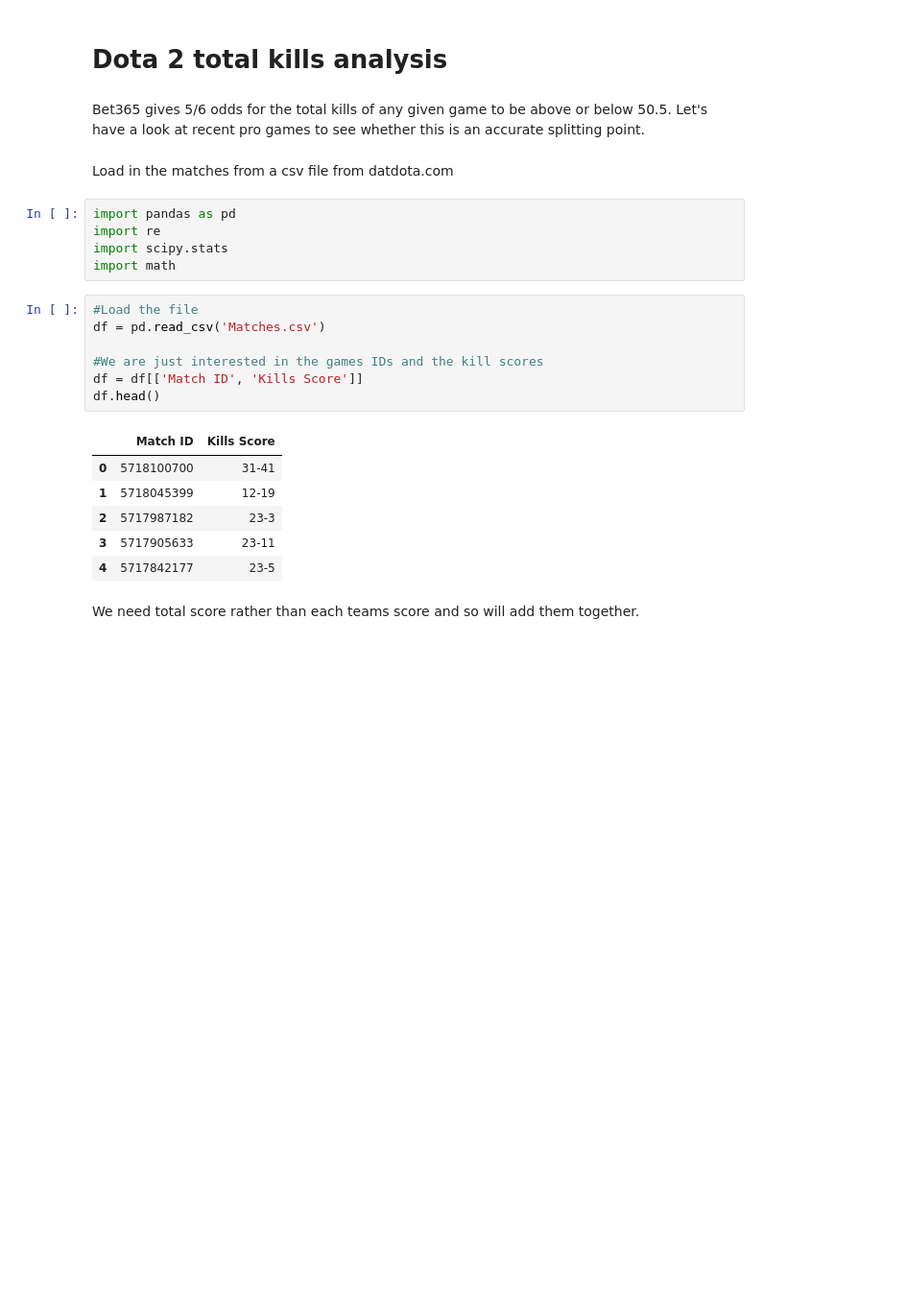
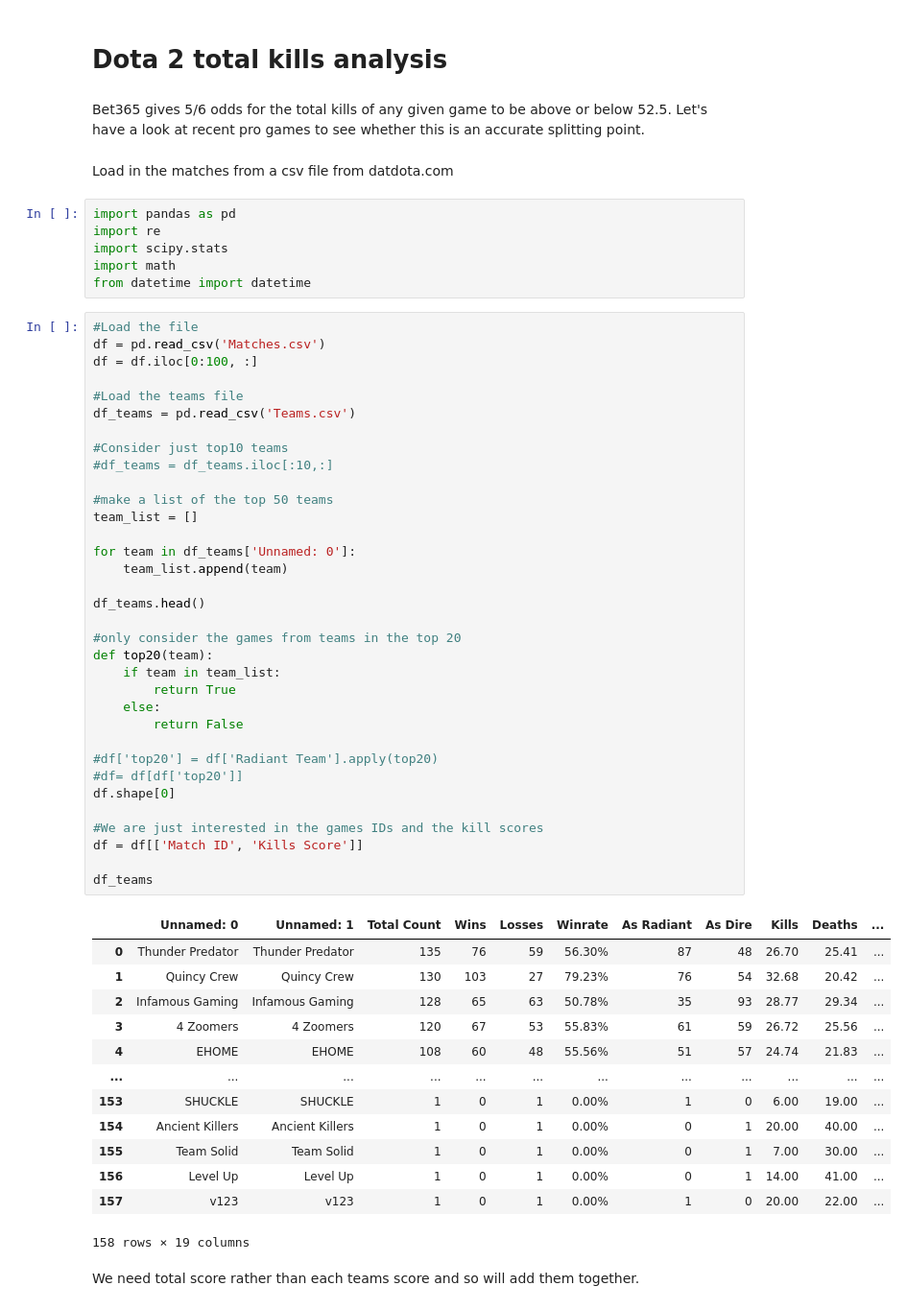
Before and after one commit to Hekkta/Dota-odds-analysis, a Jupyter notebook: Total kills.ipynb, the cells around one changed output. Shown at 96% size. Cells and saved outputs as stored; diff of their text form; blank space fills up the shorter version.

```diff
--- a/Total kills.ipynb
+++ b/Total kills.ipynb
@@ -1,7 +1,7 @@
 # %% [markdown]
 <h1>Dota 2 total kills analysis
 # %% [markdown]
-Bet365 gives 5/6 odds for the total kills of any given game to be above or below 50.5. Let's have a look at recent pro games to see whether this is an accurate splitting point.
+Bet365 gives 5/6 odds for the total kills of any given game to be above or below 52.5. Let's have a look at recent pro games to see whether this is an accurate splitting point.
 # %% [markdown]
 Load in the matches from a csv file from datdota.com
 # %%
@@ -9,20 +9,55 @@ import pandas as pd
 import re
 import scipy.stats
 import math
+from datetime import datetime
-# %%
-#Load the file
-df = pd.read_csv('Matches.csv')
-
-#We are just interested in the games IDs and the kill scores
-df = df[['Match ID', 'Kills Score']]
-df.head()
-# %% [output]
-|  | Match ID | Kills Score |
-| 0 | 5718100700 | 31-41 |
-| 1 | 5718045399 | 12-19 |
-| 2 | 5717987182 | 23-3 |
-| 3 | 5717905633 | 23-11 |
-| 4 | 5717842177 | 23-5 |
+# %%
+#Load the file
+df = pd.read_csv('Matches.csv')
+df = df.iloc[0:100, :]
+
+#Load the teams file
+df_teams = pd.read_csv('Teams.csv')
+
+#Consider just top10 teams
+#df_teams = df_teams.iloc[:10,:]
+
+#make a list of the top 50 teams
+team_list = []
+
+for team in df_teams['Unnamed: 0']:
+    team_list.append(team)
+
+df_teams.head()
+
+#only consider the games from teams in the top 20
+def top20(team):
+    if team in team_list:
+        return True
+    else:
+        return False
+
+#df['top20'] = df['Radiant Team'].apply(top20)
+#df= df[df['top20']]
+df.shape[0]
+
+#We are just interested in the games IDs and the kill scores
+df = df[['Match ID', 'Kills Score']]
+
+df_teams
+# %% [output]
+|  | Unnamed: 0 | Unnamed: 1 | Total Count | Wins | Losses | Winrate | As Radiant | As Dire | Kills | Deaths | ... |
+| 0 | Thunder Predator | Thunder Predator | 135 | 76 | 59 | 56.30% | 87 | 48 | 26.70 | 25.41 | ... |
+| 1 | Quincy Crew | Quincy Crew | 130 | 103 | 27 | 79.23% | 76 | 54 | 32.68 | 20.42 | ... |
+| 2 | Infamous Gaming | Infamous Gaming | 128 | 65 | 63 | 50.78% | 35 | 93 | 28.77 | 29.34 | ... |
+| 3 | 4 Zoomers | 4 Zoomers | 120 | 67 | 53 | 55.83% | 61 | 59 | 26.72 | 25.56 | ... |
+| 4 | EHOME | EHOME | 108 | 60 | 48 | 55.56% | 51 | 57 | 24.74 | 21.83 | ... |
+| ... | ... | ... | ... | ... | ... | ... | ... | ... | ... | ... | ... |
+| 153 | SHUCKLE | SHUCKLE | 1 | 0 | 1 | 0.00% | 1 | 0 | 6.00 | 19.00 | ... |
+| 154 | Ancient Killers | Ancient Killers | 1 | 0 | 1 | 0.00% | 0 | 1 | 20.00 | 40.00 | ... |
+| 155 | Team Solid | Team Solid | 1 | 0 | 1 | 0.00% | 0 | 1 | 7.00 | 30.00 | ... |
+| 156 | Level Up | Level Up | 1 | 0 | 1 | 0.00% | 0 | 1 | 14.00 | 41.00 | ... |
+| 157 | v123 | v123 | 1 | 0 | 1 | 0.00% | 1 | 0 | 20.00 | 22.00 | ... |
+158 rows × 19 columns
 # %% [markdown]
 We need total score rather than each teams score and so will add them together.
 # %%
```
Also changed, not shown: parts of 12 cells of this notebook, 1 other file.
